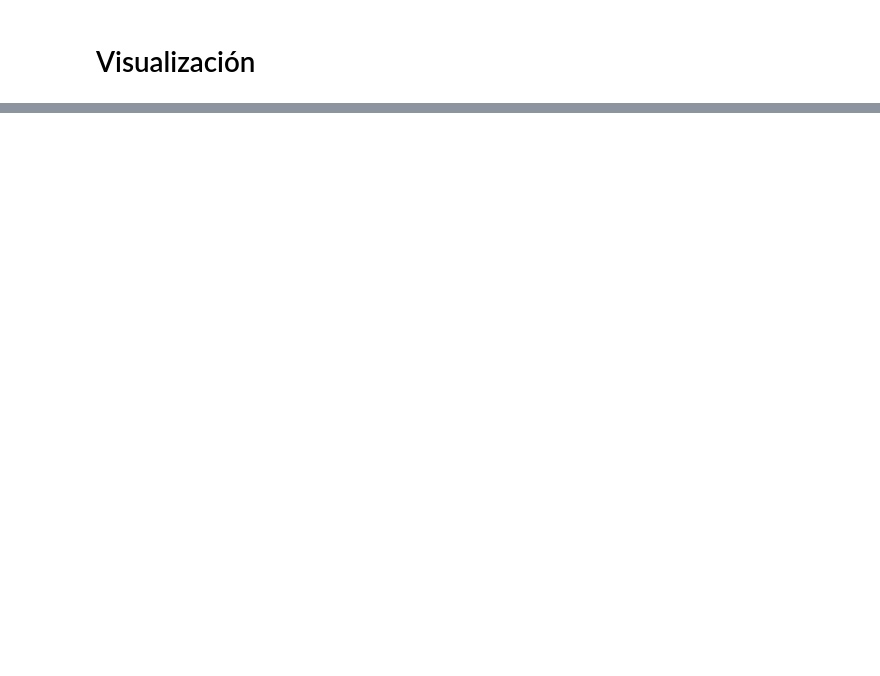
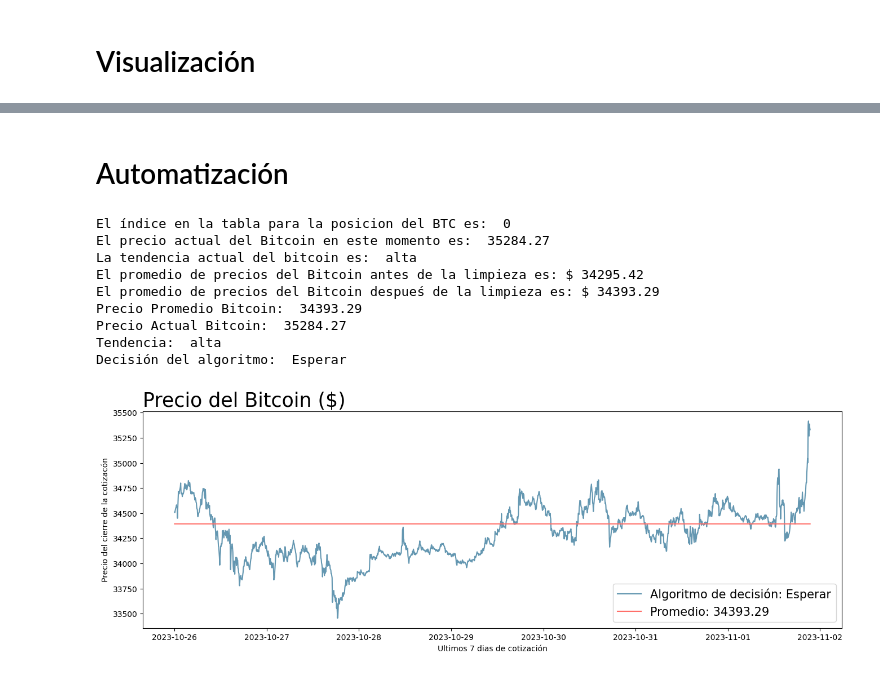
Before and after one commit to blaram/Robot_Trading, a Jupyter notebook: Robot_Trading.ipynb, the cells around one changed output, grey strips where cells are left out. Drawn from its saved outputs; the diff is of its cells as text; code cells hidden in the pictures; blank space fills up the shorter version.

Commit message:
Terminado paso 6 Automatización

```diff
--- a/Robot_Trading.ipynb
+++ b/Robot_Trading.ipynb
@@ -196,0 +197,28 @@ visualizacion()
+# %% [markdown]
+# Automatización
+# %%
+# Importamos el método 'clear_output()' para borrar los resultados de la pantalla antes de imprimir un nuevo gráfico,
+# y asi evitar tener más de un gráfico en la pantalla
+from IPython.display import clear_output
+# Importamos la biblioteca ‘time’ para interrumpir la ejecución del código cada 300 segundos es decir cada 5 minutos.
+import time
+# Finalmente construimos un loop infinito para ejecutar permanentemente y en intervalos de 5minutos las funciones creadas anteriormente
+while True:
+    clear_output()
+    importar_base_bitcoin()
+    extraer_tendencias()
+    limpieza_datos()
+    tomar_decisiones()
+    visualizacion()
+    time.sleep(300)
+# %% [output]
+El índice en la tabla para la posicion del BTC es:  0
+El precio actual del Bitcoin en este momento es:  35284.27
+La tendencia actual del bitcoin es:  alta
+El promedio de precios del Bitcoin antes de la limpieza es: $ 34295.42
+El promedio de precios del Bitcoin despueś de la limpieza es: $ 34393.29
+Precio Promedio Bitcoin:  34393.29
+Precio Actual Bitcoin:  35284.27
+Tendencia:  alta
+Decisión del algoritmo:  Esperar
+[figure, added]
```
Also changed, not shown: parts of 5 cells of this notebook.
